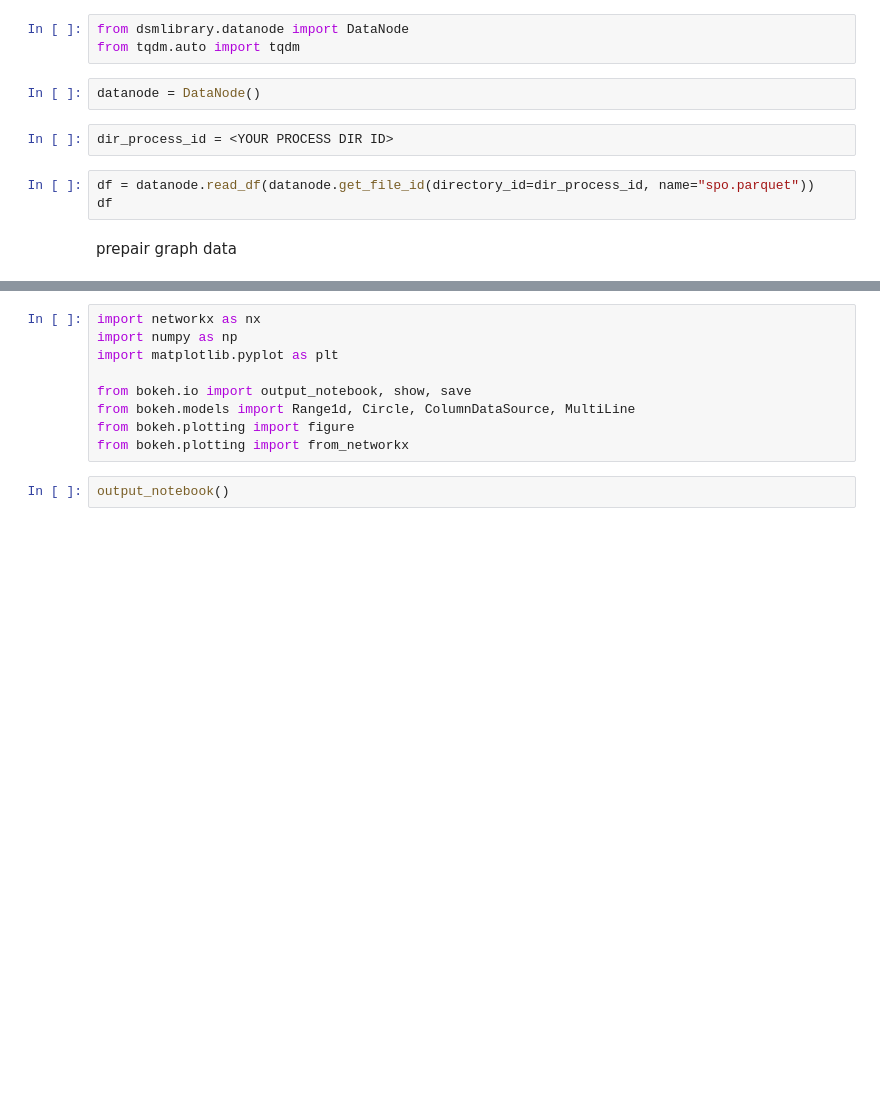
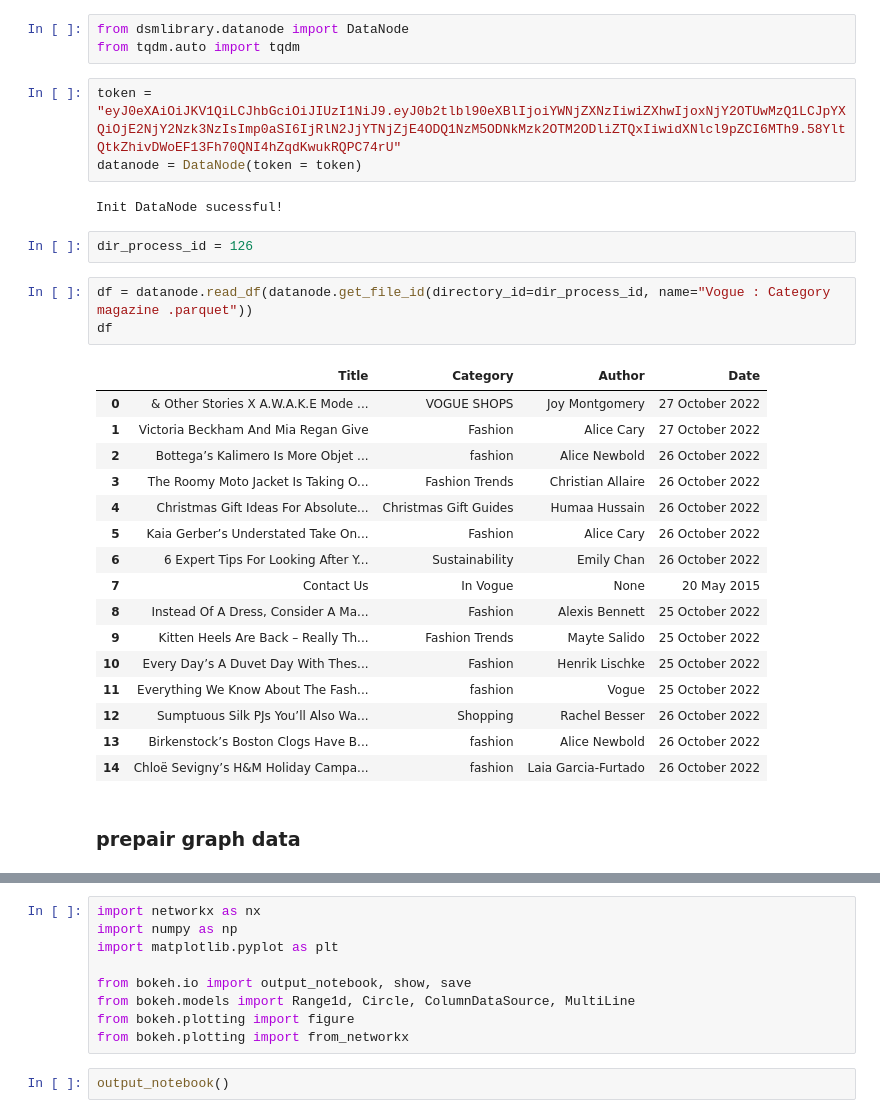
Before and after one commit to AtomZ1/DSI310_G10, a Jupyter notebook: 03_graph.ipynb, the cells around one changed output, grey strips where cells are left out. Saved outputs shown, nothing was run; the diff lists cells and outputs as text; blank space fills up the shorter version.

```diff
--- a/03_graph.ipynb
+++ b/03_graph.ipynb
@@ -11,13 +12,33 @@ read news SPO from DataPlatform
 # %%
 from dsmlibrary.datanode import DataNode
 from tqdm.auto import tqdm
-# %%
-datanode = DataNode()
-# %%
-dir_process_id = <YOUR PROCESS DIR ID>
+# %%
+token = "eyJ0eXAiOiJKV1QiLCJhbGciOiJIUzI1NiJ9.eyJ0b2tlbl90eXBlIjoiYWNjZXNzIiwiZXhwIjoxNjY2OTUwMzQ1LCJpYXQiOjE2NjY2Nzk3NzIsImp0aSI6IjRlN2JjYTNjZjE4ODQ1NzM5ODNkMzk2OTM2ODliZTQxIiwidXNlcl9pZCI6MTh9.58YltQtkZhivDWoEF13Fh70QNI4hZqdKwukRQPC74rU"
+datanode = DataNode(token = token)
+# %% [output]
+Init DataNode sucessful!
+# %%
+dir_process_id = 126
 # %%
-df = datanode.read_df(datanode.get_file_id(directory_id=dir_process_id, name="spo.parquet"))
+df = datanode.read_df(datanode.get_file_id(directory_id=dir_process_id, name="Vogue : Category magazine .parquet"))
 df
+# %% [output]
+|  | Title | Category | Author | Date |
+| 0 | & Other Stories X A.W.A.K.E Mode ... | VOGUE SHOPS | Joy Montgomery | 27 October 2022 |
+| 1 | Victoria Beckham And Mia Regan Give | Fashion | Alice Cary | 27 October 2022 |
+| 2 | Bottega’s Kalimero Is More Objet ... | fashion | Alice Newbold | 26 October 2022 |
+| 3 | The Roomy Moto Jacket Is Taking O... | Fashion Trends | Christian Allaire | 26 October 2022 |
+| 4 | Christmas Gift Ideas For Absolute... | Christmas Gift Guides | Humaa Hussain | 26 October 2022 |
+| 5 | Kaia Gerber’s Understated Take On... | Fashion | Alice Cary | 26 October 2022 |
+| 6 | 6 Expert Tips For Looking After Y... | Sustainability | Emily Chan | 26 October 2022 |
+| 7 | Contact Us | In Vogue | None | 20 May 2015 |
+| 8 | Instead Of A Dress, Consider A Ma... | Fashion | Alexis Bennett | 25 October 2022 |
+| 9 | Kitten Heels Are Back – Really Th... | Fashion Trends | Mayte Salido | 25 October 2022 |
+| 10 | Every Day’s A Duvet Day With Thes... | Fashion | Henrik Lischke | 25 October 2022 |
+| 11 | Everything We Know About The Fash... | fashion | Vogue | 25 October 2022 |
+| 12 | Sumptuous Silk PJs You’ll Also Wa... | Shopping | Rachel Besser | 26 October 2022 |
+| 13 | Birkenstock’s Boston Clogs Have B... | fashion | Alice Newbold | 26 October 2022 |
+| 14 | Chloë Sevigny’s H&M Holiday Campa... | fashion | Laia Garcia-Furtado | 26 October 2022 |
 # %% [markdown]
-prepair graph data
+### prepair graph data
 # %%
```
Also changed, not shown: parts of 19 cells of this notebook.
